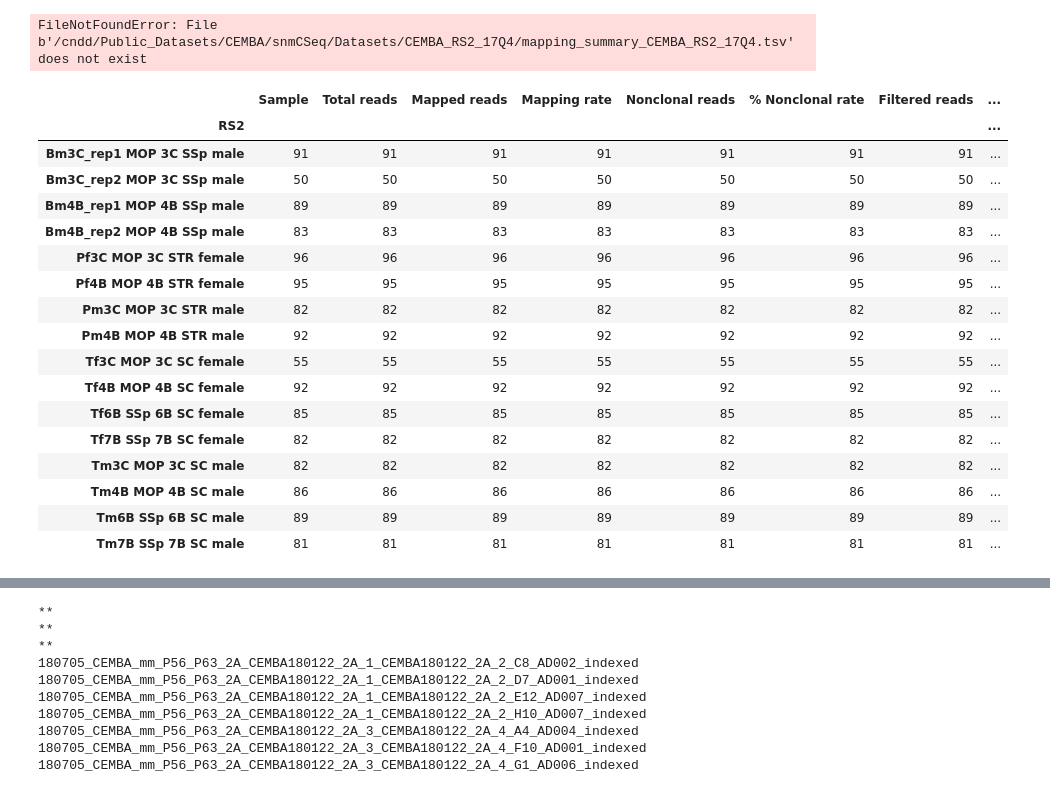
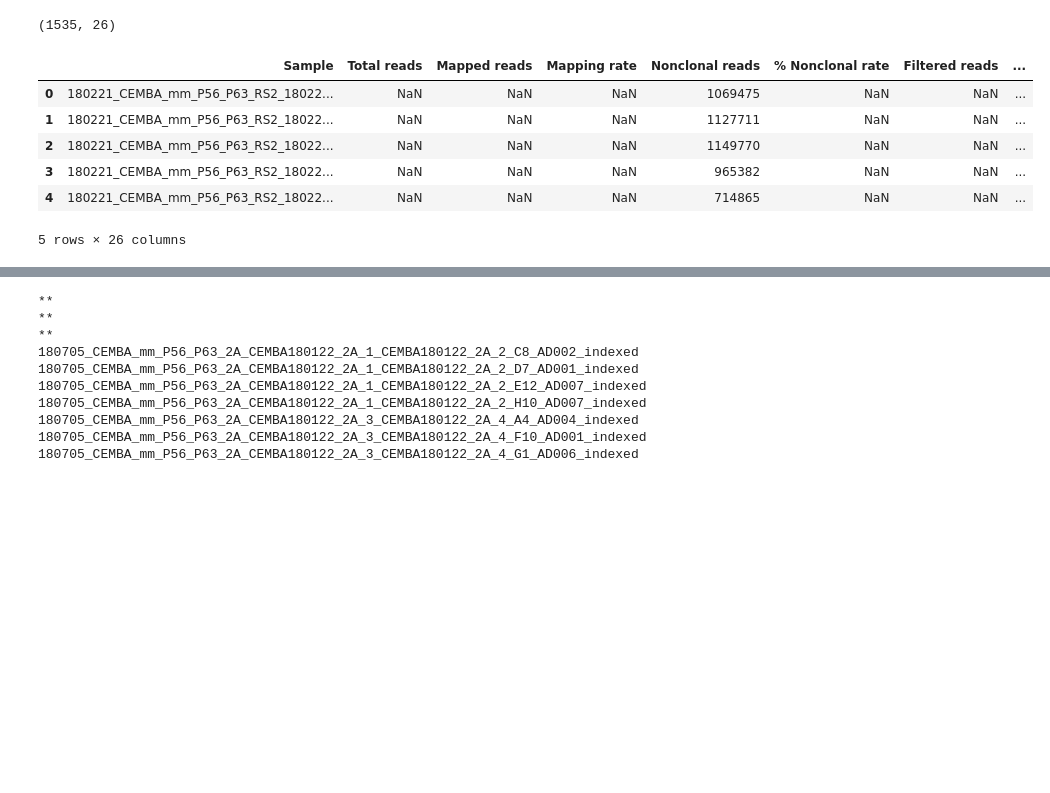
Before and after one commit to mukamel-lab-team/snmcseq, a Jupyter notebook: RS2_organize_datasets.ipynb, the cells around one changed output, grey strips where cells are left out. Saved outputs shown, nothing was run; the diff lists cells and outputs as text; code cells hidden in the pictures; blank space fills up the shorter version.

```diff
--- a/RS2_organize_datasets.ipynb
+++ b/RS2_organize_datasets.ipynb
@@ -24,31 +66,16 @@ import CEMBA_mc_gene_level
 # %%
-dataset = 'CEMBA_RS2_17Q4'
-f = os.path.join(PATH_DATASETS, dataset, 'mapping_summary_{}.tsv'.format(dataset))
+f = '/cndd/Public_Datasets/CEMBA/snmCSeq/References/Mapping_summary/mapping_summary_CEMBA_RS2_18Q1.tsv'
 df = pd.read_table(f)
 print(df.shape)
 df.head()
 # %% [output]
-FileNotFoundError: File b'/cndd/Public_Datasets/CEMBA/snmCSeq/Datasets/CEMBA_RS2_17Q4/mapping_summary_CEMBA_RS2_17Q4.tsv' does not exist
+(1535, 26)
+|  | Sample | Total reads | Mapped reads | Mapping rate | Nonclonal reads | % Nonclonal rate | Filtered reads | ... |
+| 0 | 180221_CEMBA_mm_P56_P63_RS2_18022... | NaN | NaN | NaN | 1069475 | NaN | NaN | ... |
+| 1 | 180221_CEMBA_mm_P56_P63_RS2_18022... | NaN | NaN | NaN | 1127711 | NaN | NaN | ... |
+| 2 | 180221_CEMBA_mm_P56_P63_RS2_18022... | NaN | NaN | NaN | 1149770 | NaN | NaN | ... |
+| 3 | 180221_CEMBA_mm_P56_P63_RS2_18022... | NaN | NaN | NaN | 965382 | NaN | NaN | ... |
+| 4 | 180221_CEMBA_mm_P56_P63_RS2_18022... | NaN | NaN | NaN | 714865 | NaN | NaN | ... |
+5 rows × 26 columns
-# %%
-df.groupby('RS2').count()
-# %% [output]
-|  | Sample | Total reads | Mapped reads | Mapping rate | Nonclonal reads | % Nonclonal rate | Filtered reads | ... |
-| RS2 |  |  |  |  |  |  |  | ... |
-| Bm3C_rep1 MOP 3C SSp male | 91 | 91 | 91 | 91 | 91 | 91 | 91 | ... |
-| Bm3C_rep2 MOP 3C SSp male | 50 | 50 | 50 | 50 | 50 | 50 | 50 | ... |
-| Bm4B_rep1 MOP 4B SSp male | 89 | 89 | 89 | 89 | 89 | 89 | 89 | ... |
-| Bm4B_rep2 MOP 4B SSp male | 83 | 83 | 83 | 83 | 83 | 83 | 83 | ... |
-| Pf3C MOP 3C STR female | 96 | 96 | 96 | 96 | 96 | 96 | 96 | ... |
-| Pf4B MOP 4B STR female | 95 | 95 | 95 | 95 | 95 | 95 | 95 | ... |
-| Pm3C MOP 3C STR male | 82 | 82 | 82 | 82 | 82 | 82 | 82 | ... |
-| Pm4B MOP 4B STR male | 92 | 92 | 92 | 92 | 92 | 92 | 92 | ... |
-| Tf3C MOP 3C SC female | 55 | 55 | 55 | 55 | 55 | 55 | 55 | ... |
-| Tf4B MOP 4B SC female | 92 | 92 | 92 | 92 | 92 | 92 | 92 | ... |
-| Tf6B SSp 6B SC female | 85 | 85 | 85 | 85 | 85 | 85 | 85 | ... |
-| Tf7B SSp 7B SC female | 82 | 82 | 82 | 82 | 82 | 82 | 82 | ... |
-| Tm3C MOP 3C SC male | 82 | 82 | 82 | 82 | 82 | 82 | 82 | ... |
-| Tm4B MOP 4B SC male | 86 | 86 | 86 | 86 | 86 | 86 | 86 | ... |
-| Tm6B SSp 6B SC male | 89 | 89 | 89 | 89 | 89 | 89 | 89 | ... |
-| Tm7B SSp 7B SC male | 81 | 81 | 81 | 81 | 81 | 81 | 81 | ... |
 # %%
 # create dataset dir and split mapping summary
```
Also changed, not shown: parts of 6 cells of this notebook, 7 other files.
